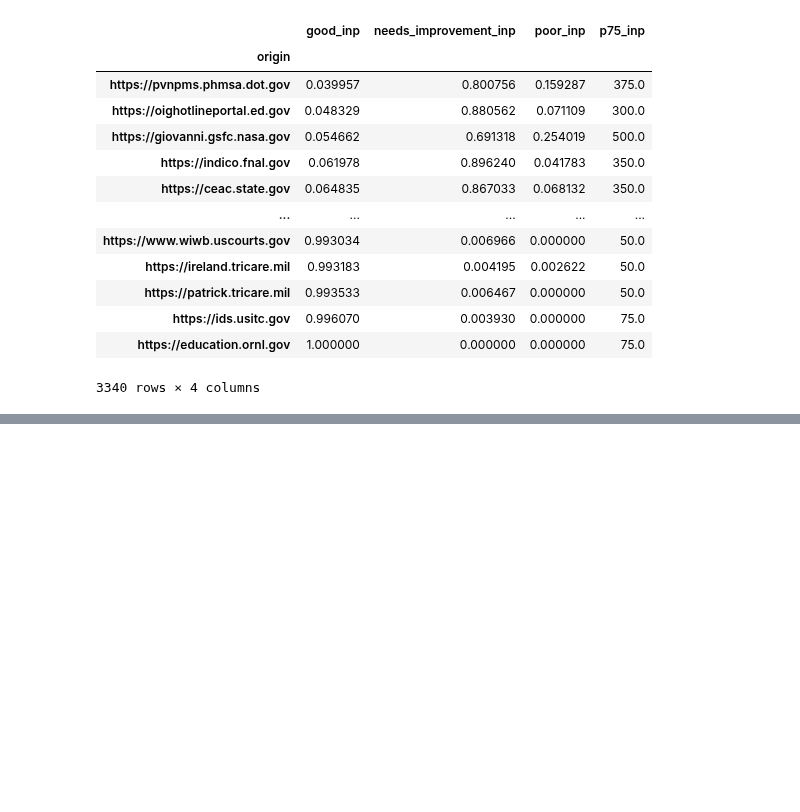
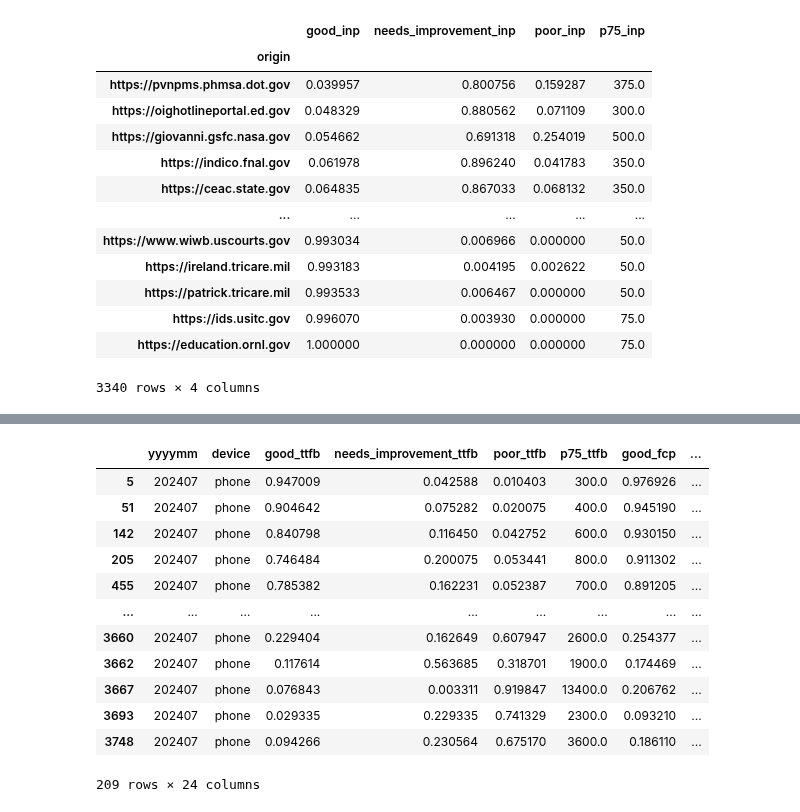
Before and after one commit to GSA-TTS/inclusive-web-performance-cx, a Jupyter notebook: research/government_sites_by_cwv.ipynb, the cells around one changed output, grey strips where cells are left out. Cells and saved outputs as stored; diff of their text form; code cells hidden in the pictures; blank space fills up the shorter version.

Commit message:
provide report to group by agency (#5)

```diff
--- a/research/government_sites_by_cwv.ipynb
+++ b/research/government_sites_by_cwv.ipynb
@@ -116,3 +117,14 @@ inp.head(10000)
 | https://ids.usitc.gov | 0.996070 | 0.003930 | 0.000000 | 75.0 |
 | https://education.ornl.gov | 1.000000 | 0.000000 | 0.000000 | 75.0 |
 3340 rows × 4 columns
+# %%
+notebook_dir = os.getcwd()
+
+site_scan = load_results_to_dataframe(
+    notebook_dir=notebook_dir,
+    file_name="data/site-scanning-weekly-snapshot-20240722.csv",
+)
+site_scan["final_url_domain_https"] = "https://" + site_scan["final_url_website"]
+site_scan = site_scan[
+    ["final_url_domain_https", "target_url_agency_owner"]
+].drop_duplicates(subset="final_url_domain_https")
@@ -118,0 +135,28 @@ inp.head(10000)
+# %%
+cwv_with_agency = pd.merge(
+    cwv, site_scan, left_on="origin", right_on="final_url_domain_https", how="inner"
+)
+
+summary = (
+    cwv_with_agency.groupby("target_url_agency_owner")
+    .agg(
+        {
+            "p75_inp": "median",
+            "p75_lcp": "median",
+            "p75_cls": "median",
+            "target_url_agency_owner": "count",
+        }
+    )
+    .rename(columns={"target_url_agency_owner": "count"})
+    .reset_index()
+)
+
+summary = summary.rename(
+    columns={
+        "p75_inp": "median_p75_inp",
+        "p75_lcp": "median_p75_lcp",
+        "p75_cls": "median_p75_cls",
+    }
+)
+
+summary.head(5000)
@@ -118,0 +177,19 @@ inp.head(10000)
+# %%
+single_agency = cwv_with_agency[
+    cwv_with_agency["target_url_agency_owner"] == "Department of State"
+]
+single_agency.head(500)
+# %% [output]
+|  | yyyymm | device | good_ttfb | needs_improvement_ttfb | poor_ttfb | p75_ttfb | good_fcp | ... |
+| 5 | 202407 | phone | 0.947009 | 0.042588 | 0.010403 | 300.0 | 0.976926 | ... |
+| 51 | 202407 | phone | 0.904642 | 0.075282 | 0.020075 | 400.0 | 0.945190 | ... |
+| 142 | 202407 | phone | 0.840798 | 0.116450 | 0.042752 | 600.0 | 0.930150 | ... |
+| 205 | 202407 | phone | 0.746484 | 0.200075 | 0.053441 | 800.0 | 0.911302 | ... |
+| 455 | 202407 | phone | 0.785382 | 0.162231 | 0.052387 | 700.0 | 0.891205 | ... |
+| ... | ... | ... | ... | ... | ... | ... | ... | ... |
+| 3660 | 202407 | phone | 0.229404 | 0.162649 | 0.607947 | 2600.0 | 0.254377 | ... |
+| 3662 | 202407 | phone | 0.117614 | 0.563685 | 0.318701 | 1900.0 | 0.174469 | ... |
+| 3667 | 202407 | phone | 0.076843 | 0.003311 | 0.919847 | 13400.0 | 0.206762 | ... |
+| 3693 | 202407 | phone | 0.029335 | 0.229335 | 0.741329 | 2300.0 | 0.093210 | ... |
+| 3748 | 202407 | phone | 0.094266 | 0.230564 | 0.675170 | 3600.0 | 0.186110 | ... |
+209 rows × 24 columns
```
Also changed, not shown: parts of 4 cells of this notebook, 1 other file.
